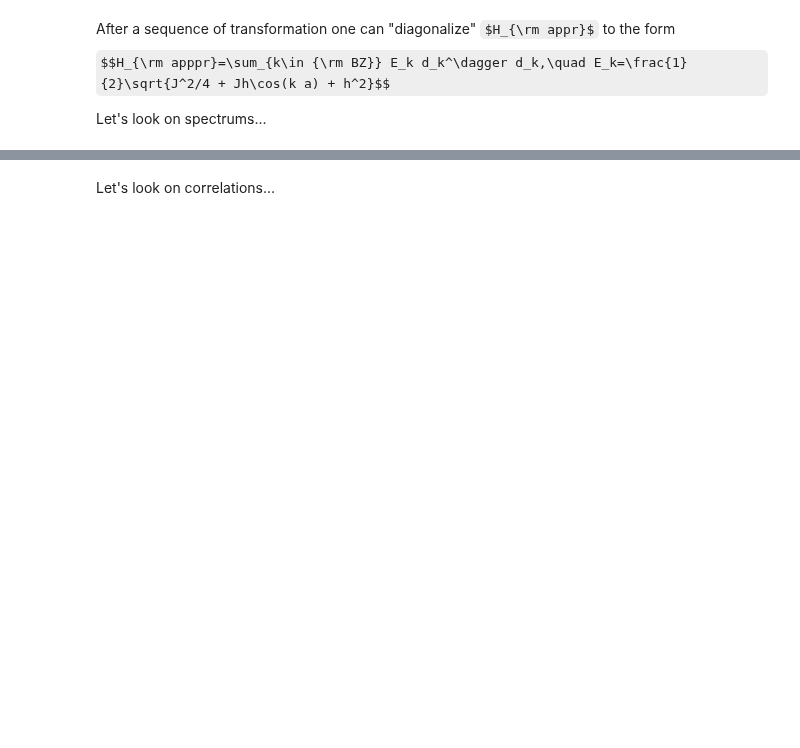
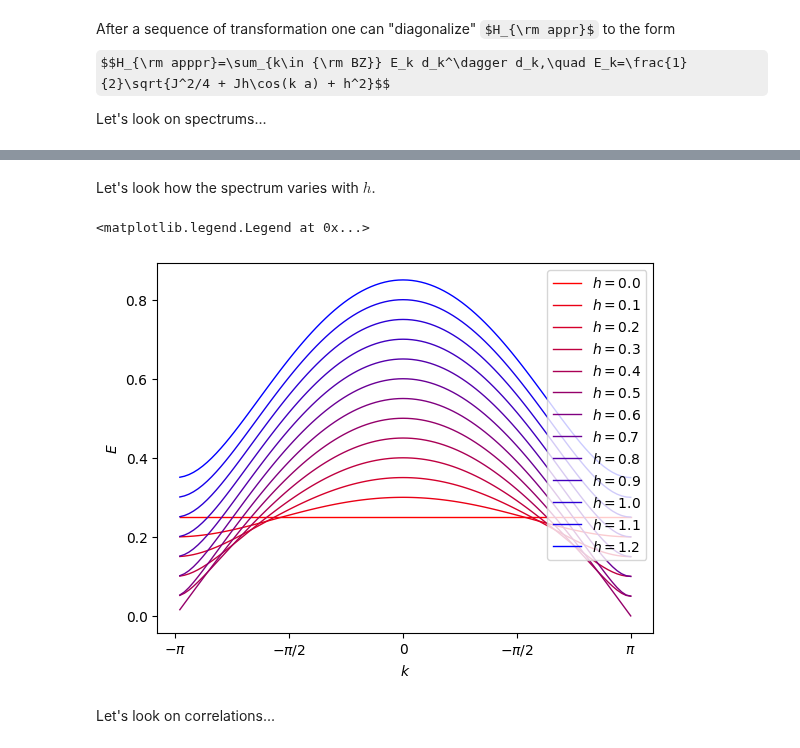
Before and after one commit to ekiktenko/Tutorials, a Jupyter notebook: Tranverse_field_Ising_and_Jordan-Wigner_transform.ipynb, the cells around one changed output, grey strips where cells are left out. Drawn from its saved outputs; the diff is of its cells as text; code cells hidden in the pictures; some formulas as TeX source; blank space fills up the shorter version.

```diff
--- a/Tranverse_field_Ising_and_Jordan-Wigner_transform.ipynb
+++ b/Tranverse_field_Ising_and_Jordan-Wigner_transform.ipynb
@@ -500,3 +502,36 @@ plt.legend()
+# %% [markdown]
+Let's look how the spectrum varies with $h$.
+# %%
+# === Parameters ===
+n = 100
+J = 1.0
+# ------------------
+h_arr = np.linspace(0, 1.2, 13)
+# ==================
+
+for h in h_arr:
+    k_arr, E_k_arr = get_spectrum(n=n, J=J, h=h)
+    color_p = (h - np.min(h_arr)) / (np.max(h_arr) - np.min(h_arr))
+    col = (1 - color_p, 0, color_p)
+    lw = 3 if h == 0.5 else 1
+    plt.plot(
+        k_arr,
+        E_k_arr,
+        "-",
+        label=f"$h={np.round(h, 2)}$",
+        color=col,
+        linewidth=lw,
+    )
+plt.xlabel(r"$k$")
+plt.ylabel(r"$E$")
+plt.xticks(
+    [-PI, -PI / 2, 0, PI / 2, PI],
+    labels=[r"$-\pi$", r"$-\pi/2$", "0", r"$-\pi/2$", r"$\pi$"],
+)
+plt.legend()
+# %% [output]
+<matplotlib.legend.Legend at 0x...>
+[figure, added]
 # %% [markdown]
 Let's look on correlations...
 # %%
```
Also changed, not shown: parts of 7 cells of this notebook.
